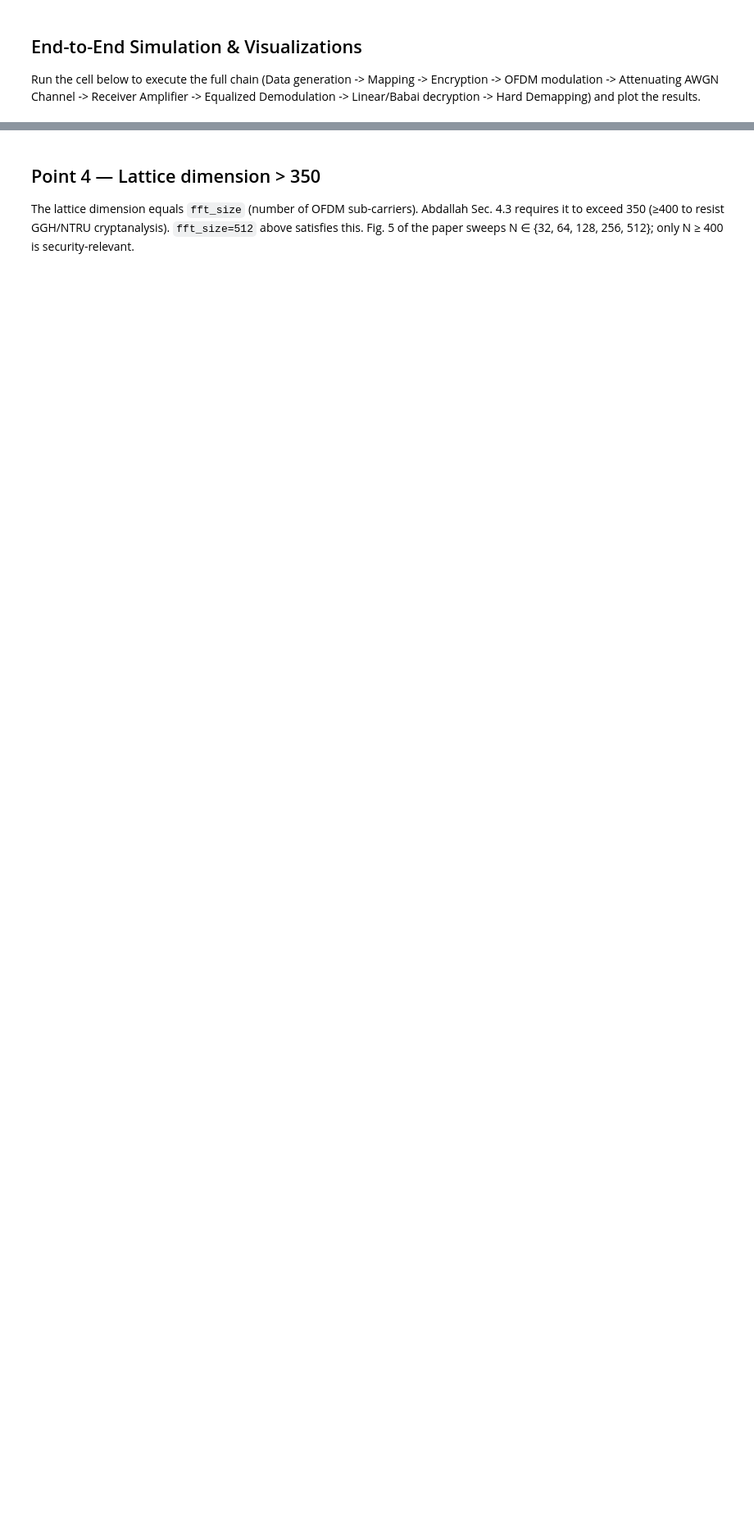
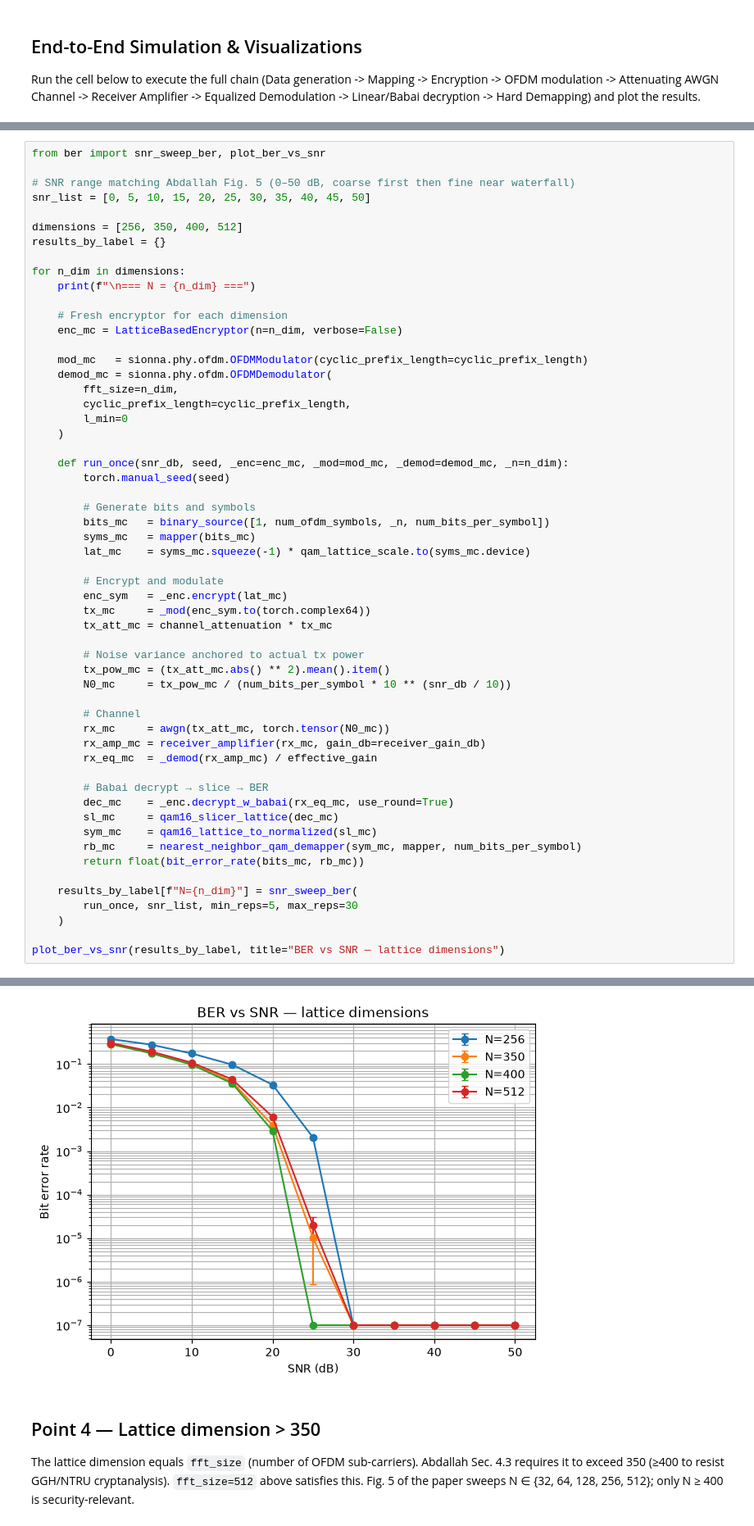
Before and after one commit to DanielGrahamB/pqc-research, a Jupyter notebook: simulation.ipynb, the cells around one changed output, grey strips where cells are left out. Shown at 82% size. Drawn from its saved outputs; the diff is of its cells as text; blank space fills up the shorter version.

```diff
--- a/simulation.ipynb
+++ b/simulation.ipynb
@@ -170,0 +178,57 @@ BER (Babai + hard slicer) at 46 dB:  0.000000e+00
+# %%
+from ber import snr_sweep_ber, plot_ber_vs_snr
+
+# SNR range matching Abdallah Fig. 5 (0–50 dB, coarse first then fine near waterfall)
+snr_list = [0, 5, 10, 15, 20, 25, 30, 35, 40, 45, 50]
+
+dimensions = [256, 350, 400, 512]
+results_by_label = {}
+
+for n_dim in dimensions:
+    print(f"\n=== N = {n_dim} ===")
+
+    # Fresh encryptor for each dimension
+    enc_mc = LatticeBasedEncryptor(n=n_dim, verbose=False)
+
+    mod_mc   = sionna.phy.ofdm.OFDMModulator(cyclic_prefix_length=cyclic_prefix_length)
+    demod_mc = sionna.phy.ofdm.OFDMDemodulator(
+        fft_size=n_dim,
+        cyclic_prefix_length=cyclic_prefix_length,
+        l_min=0
+    )
+
+    def run_once(snr_db, seed, _enc=enc_mc, _mod=mod_mc, _demod=demod_mc, _n=n_dim):
+        torch.manual_seed(seed)
+
+        # Generate bits and symbols
+        bits_mc   = binary_source([1, num_ofdm_symbols, _n, num_bits_per_symbol])
+        syms_mc   = mapper(bits_mc)
+        lat_mc    = syms_mc.squeeze(-1) * qam_lattice_scale.to(syms_mc.device)
+
+        # Encrypt and modulate
+        enc_sym   = _enc.encrypt(lat_mc)
+        tx_mc     = _mod(enc_sym.to(torch.complex64))
+        tx_att_mc = channel_attenuation * tx_mc
+
+        # Noise variance anchored to actual tx power
+        tx_pow_mc = (tx_att_mc.abs() ** 2).mean().item()
+        N0_mc     = tx_pow_mc / (num_bits_per_symbol * 10 ** (snr_db / 10))
+
+        # Channel
+        rx_mc     = awgn(tx_att_mc, torch.tensor(N0_mc))
+        rx_amp_mc = receiver_amplifier(rx_mc, gain_db=receiver_gain_db)
+        rx_eq_mc  = _demod(rx_amp_mc) / effective_gain
+
+        # Babai decrypt → slice → BER
+        dec_mc    = _enc.decrypt_w_babai(rx_eq_mc, use_round=True)
+        sl_mc     = qam16_slicer_lattice(dec_mc)
+        sym_mc    = qam16_lattice_to_normalized(sl_mc)
+        rb_mc     = nearest_neighbor_qam_demapper(sym_mc, mapper, num_bits_per_symbol)
+        return float(bit_error_rate(bits_mc, rb_mc))
+
+    results_by_label[f"N={n_dim}"] = snr_sweep_ber(
+        run_once, snr_list, min_reps=5, max_reps=30
+    )
+
+plot_ber_vs_snr(results_by_label, title="BER vs SNR — lattice dimensions")
+# %% [output]
@@ -171,3 +252,4 @@ BER (Babai + hard slicer) at 46 dB:  0.000000e+00
+[figure, added]
 # %% [markdown]
 ## Point 4 — Lattice dimension > 350
 The lattice dimension equals `fft_size` (number of OFDM sub-carriers). Abdallah Sec. 4.3 requires it to exceed 350 (≥400 to resist GGH/NTRU cryptanalysis). `fft_size=512` above satisfies this. Fig. 5 of the paper sweeps N ∈ {32, 64, 128, 256, 512}; only N ≥ 400 is security-relevant.
```
Also changed, not shown: parts of 4 cells of this notebook.
